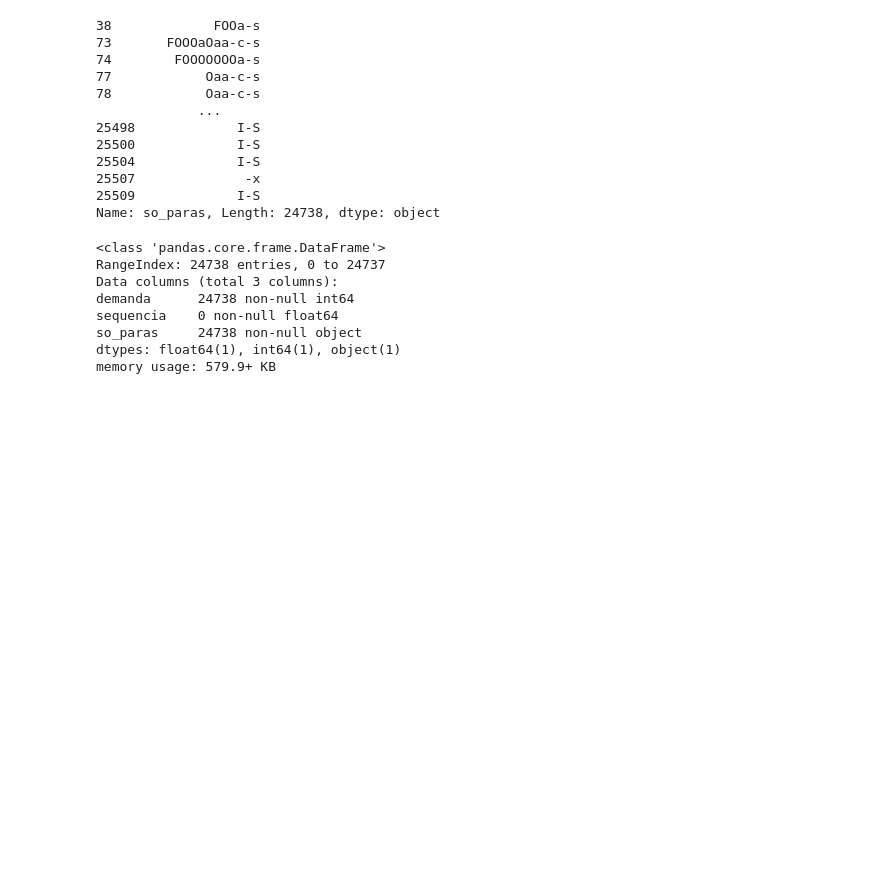
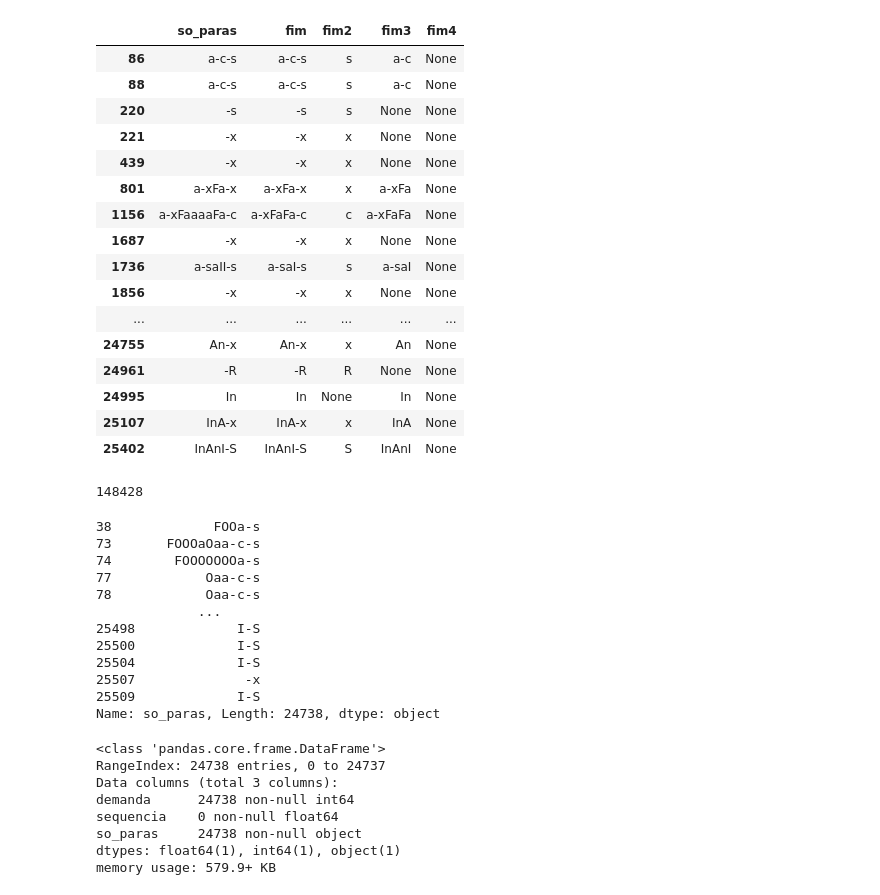
Before and after one commit to berrondo/ds-redm, a Jupyter notebook: base22.ipynb, the cells around one changed output. Drawn from its saved outputs; the diff is of its cells as text; code cells hidden in the pictures; blank space fills up the shorter version.

```diff
--- a/base3.ipynb
+++ b/base22.ipynb
@@ -36,7 +27,7 @@ dtype: int64
 # %%
 # cria um novo dataframe com demandas e suas sequencias de etapas (status)
 
-dh = pd.DataFrame(columns=['sequencia', 'so_paras'])
+dh = pd.DataFrame(columns=['so_paras'])
 for d in df.demanda.unique():
     #dp = df.loc[df.demanda==d, ('de', 'para')].values.tolist();   dh.at[d, 'sequencia'] = dp
     p = ''.join(df.loc[df.demanda==d, ('tipo')].values.tolist())
@@ -44,0 +50,62 @@ for d in df.demanda.unique():
+# %%
+def f3(l):
+    if l and len(l) > 2 and l[-2] == '-':
+        return l[:-2]
+    if not '-' in l:
+        return l
+
+dh['fim3'] = dh.fim
+dh.fim3 = dh.fim3.apply(f3)
+# %%
+def f4(l):
+    if l:
+        if 'M' in l:
+            return 'M'
+        if not (set('D-d') - set(l)):
+            return 'D'
+        if not (set('FOa-c') - set(l)):
+            return 'F'
+        if not (set('Oa-c') - set(l)):
+            return 'F'
+        if not (set('Fa-c') - set(l)):
+            return 'F'
+        if not '-' in l:
+            if l in ('FDARPI'):
+                return l
+            if not (set('FOa') - set(l)):
+                return 'F'
+            if not (set('Fa') - set(l)):
+                return 'F'
+            if not (set('a') - set(l)):
+                return 'F'
+            #if not (set('I') - set(l)):
+                #return 'I'
+            if not (set('Aa') - set(l)):
+                return 'A'
+
+dh['fim4'] = dh.fim3
+dh.fim4 = dh.fim4.apply(f4)
+# %%
+HTML(dh[dh.fim4.isna()].groupby('fim').head().to_html())
+# %% [output]
+|  | so_paras | fim | fim2 | fim3 | fim4 |
+| 86 | a-c-s | a-c-s | s | a-c | None |
+| 88 | a-c-s | a-c-s | s | a-c | None |
+| 220 | -s | -s | s | None | None |
+| 221 | -x | -x | x | None | None |
+| 439 | -x | -x | x | None | None |
+| 801 | a-xFa-x | a-xFa-x | x | a-xFa | None |
+| 1156 | a-xFaaaaFa-c | a-xFaFa-c | c | a-xFaFa | None |
+| 1687 | -x | -x | x | None | None |
+| 1736 | a-saII-s | a-saI-s | s | a-saI | None |
+| 1856 | -x | -x | x | None | None |
+| ... | ... | ... | ... | ... | ... |
+| 24755 | An-x | An-x | x | An | None |
+| 24961 | -R | -R | R | None | None |
+| 24995 | In | In | None | In | None |
+| 25107 | InA-x | InA-x | x | InA | None |
+| 25402 | InAnI-S | InAnI-S | S | InAnI | None |
+# %%
+dh.size
+# %% [output]
+148428
```
Also changed, not shown: parts of 8 cells of this notebook, 5 other files.
